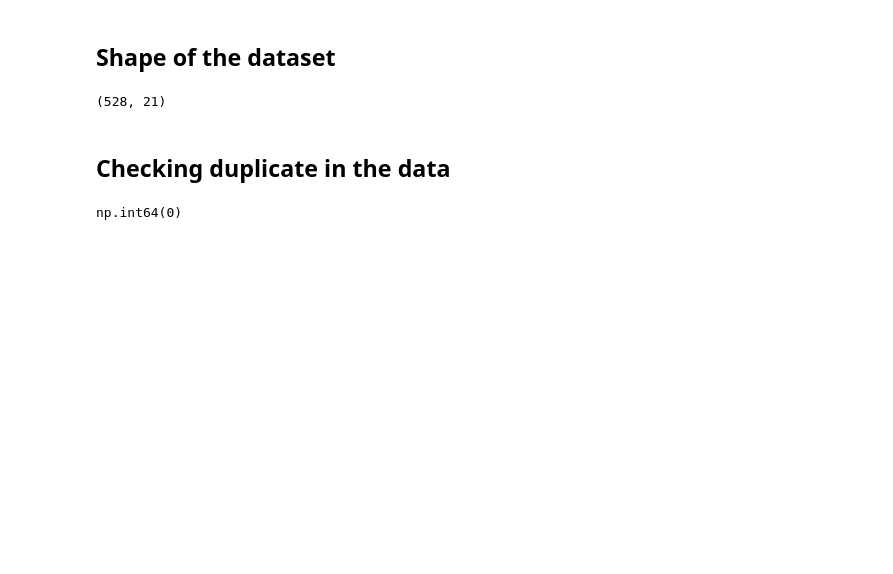
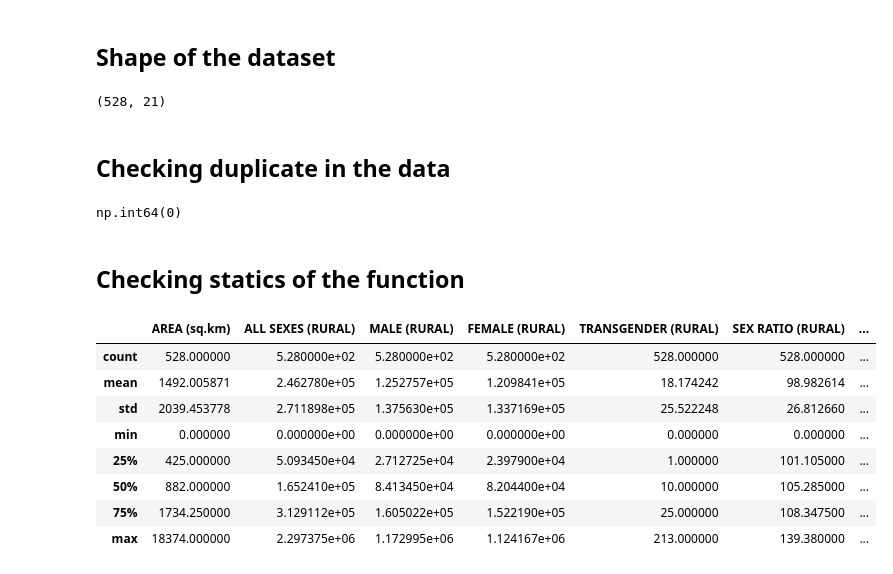
Before and after one commit to Jawad-Muzafar/Pakistan-population-Data-anlaysis, a Jupyter notebook: analysis.ipynb, the cells around one changed output. Saved outputs shown, nothing was run; the diff lists cells and outputs as text; code cells hidden in the pictures; blank space fills up the shorter version.

```diff
--- a/analysis.ipynb
+++ b/analysis.ipynb
@@ -55,3 +62,17 @@ df.shape
 df.duplicated().sum()
 # %% [output]
 np.int64(0)
+# %% [markdown]
+## **Checking statics of the function**
+# %%
+df.describe()
+# %% [output]
+|  | AREA (sq.km) | ALL SEXES (RURAL) | MALE (RURAL) | FEMALE (RURAL) | TRANSGENDER (RURAL) | SEX RATIO (RURAL) | ... |
+| count | 528.000000 | 5.280000e+02 | 5.280000e+02 | 5.280000e+02 | 528.000000 | 528.000000 | ... |
+| mean | 1492.005871 | 2.462780e+05 | 1.252757e+05 | 1.209841e+05 | 18.174242 | 98.982614 | ... |
+| std | 2039.453778 | 2.711898e+05 | 1.375630e+05 | 1.337169e+05 | 25.522248 | 26.812660 | ... |
+| min | 0.000000 | 0.000000e+00 | 0.000000e+00 | 0.000000e+00 | 0.000000 | 0.000000 | ... |
+| 25% | 425.000000 | 5.093450e+04 | 2.712725e+04 | 2.397900e+04 | 1.000000 | 101.105000 | ... |
+| 50% | 882.000000 | 1.652410e+05 | 8.413450e+04 | 8.204400e+04 | 10.000000 | 105.285000 | ... |
+| 75% | 1734.250000 | 3.129112e+05 | 1.605022e+05 | 1.522190e+05 | 25.000000 | 108.347500 | ... |
+| max | 18374.000000 | 2.297375e+06 | 1.172995e+06 | 1.124167e+06 | 213.000000 | 139.380000 | ... |
```
Also changed, not shown: parts of 20 cells of this notebook.
